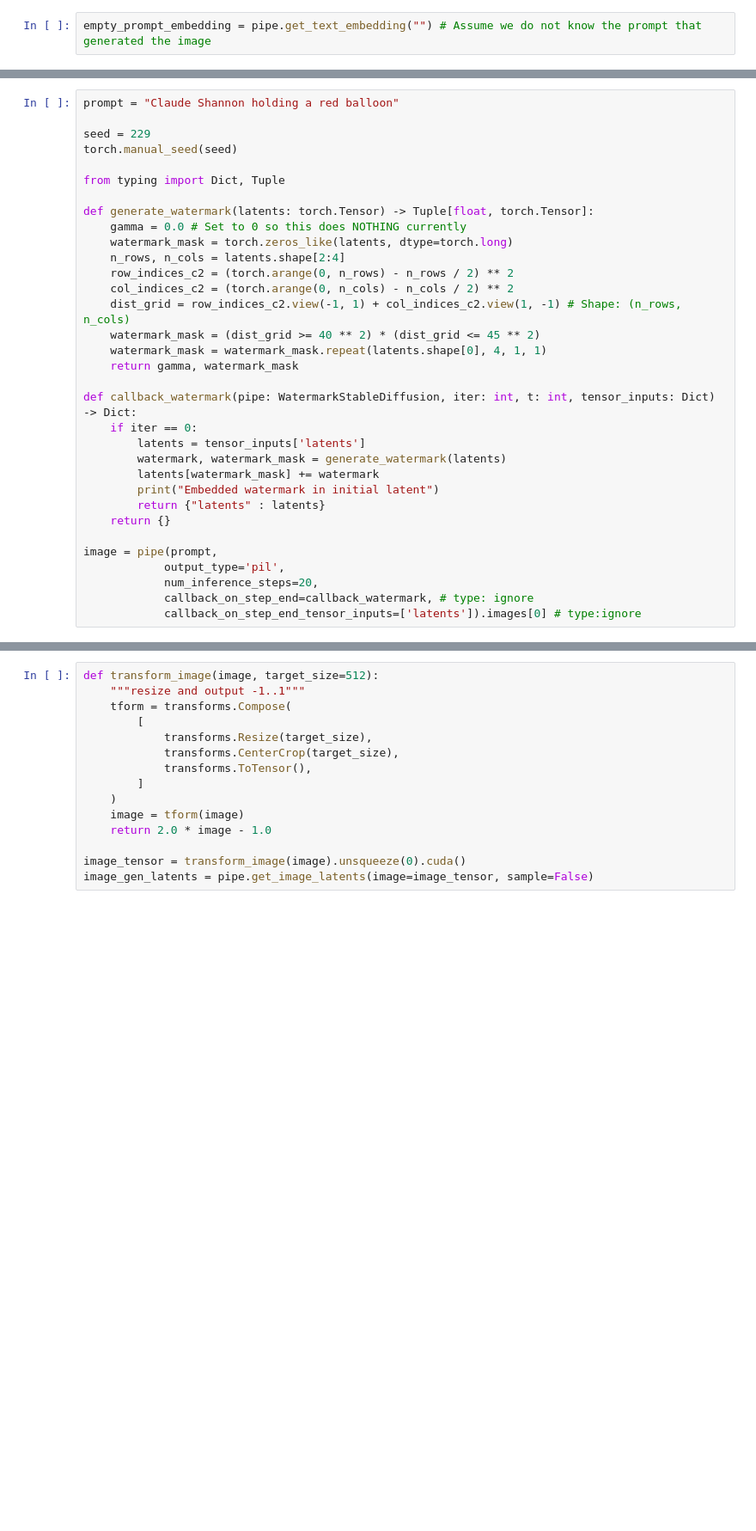
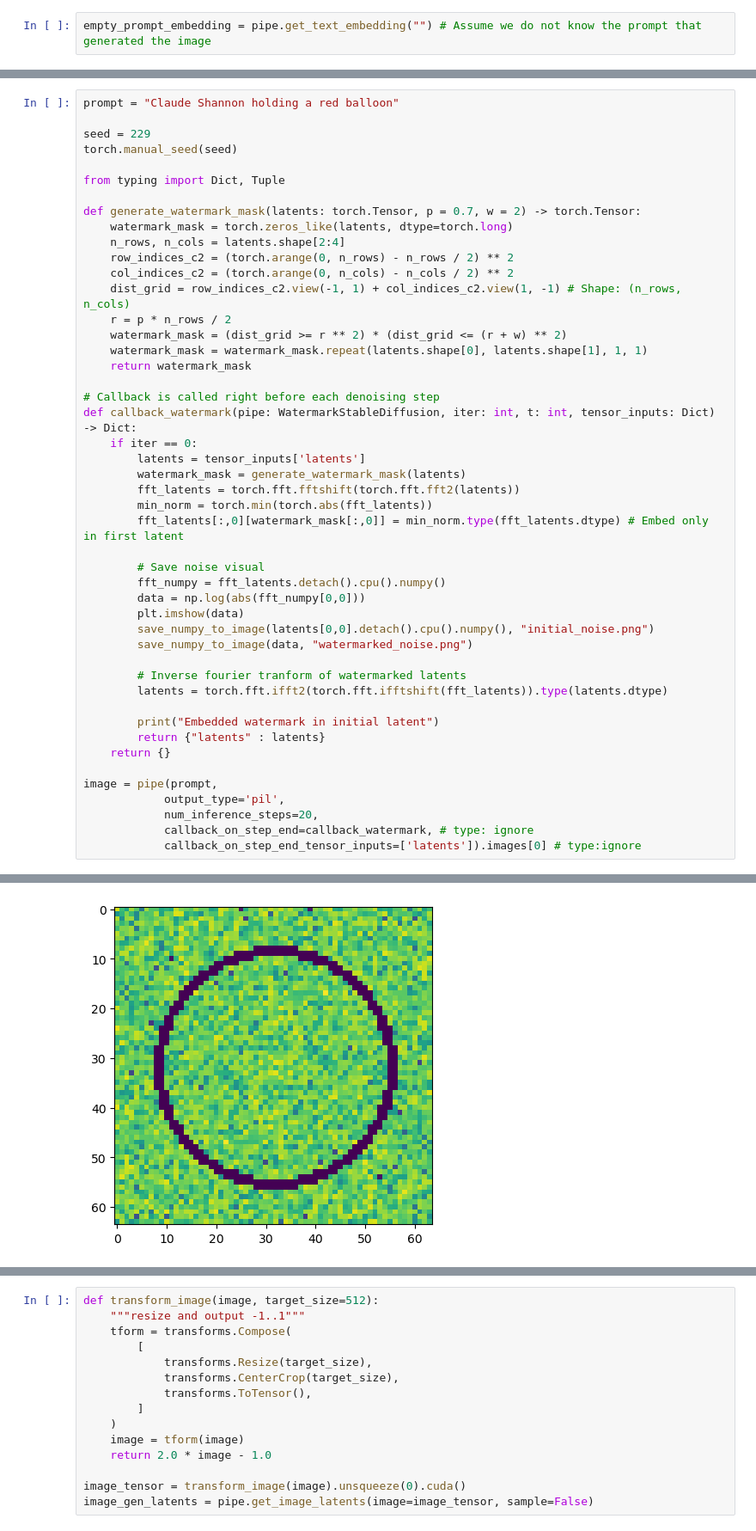
Before and after one commit to shanayamalik/watermarking-research-project, a Jupyter notebook: generate_test.ipynb, the cells around one changed output, grey strips where cells are left out. Shown at 86% size. Saved outputs shown, nothing was run; the diff lists cells and outputs as text; blank space fills up the shorter version.

```diff
--- a/generate_test.ipynb
+++ b/generate_test.ipynb
@@ -17,38 +35,53 @@ empty_prompt_embedding = pipe.get_text_embedding("") # Assume we do not know the
 # %%
 prompt = "Claude Shannon holding a red balloon"
 
 seed = 229
 torch.manual_seed(seed)
 
 from typing import Dict, Tuple
 
-def generate_watermark(latents: torch.Tensor) -> Tuple[float, torch.Tensor]:
-    gamma = 0.0 # Set to 0 so this does NOTHING currently
+def generate_watermark_mask(latents: torch.Tensor, p = 0.7, w = 2) -> torch.Tensor:
     watermark_mask = torch.zeros_like(latents, dtype=torch.long)
     n_rows, n_cols = latents.shape[2:4]
     row_indices_c2 = (torch.arange(0, n_rows) - n_rows / 2) ** 2
     col_indices_c2 = (torch.arange(0, n_cols) - n_cols / 2) ** 2
     dist_grid = row_indices_c2.view(-1, 1) + col_indices_c2.view(1, -1) # Shape: (n_rows, n_cols)
-    watermark_mask = (dist_grid >= 40 ** 2) * (dist_grid <= 45 ** 2)
-    watermark_mask = watermark_mask.repeat(latents.shape[0], 4, 1, 1)
-    return gamma, watermark_mask
+    r = p * n_rows / 2
+    watermark_mask = (dist_grid >= r ** 2) * (dist_grid <= (r + w) ** 2)
+    watermark_mask = watermark_mask.repeat(latents.shape[0], latents.shape[1], 1, 1)
+    return watermark_mask
 
+# Callback is called right before each denoising step
 def callback_watermark(pipe: WatermarkStableDiffusion, iter: int, t: int, tensor_inputs: Dict) -> Dict:
     if iter == 0:
         latents = tensor_inputs['latents']
-        watermark, watermark_mask = generate_watermark(latents)
-        latents[watermark_mask] += watermark
+        watermark_mask = generate_watermark_mask(latents)
+        fft_latents = torch.fft.fftshift(torch.fft.fft2(latents))
+        min_norm = torch.min(torch.abs(fft_latents))
+        fft_latents[:,0][watermark_mask[:,0]] = min_norm.type(fft_latents.dtype) # Embed only in first latent
+
+        # Save noise visual
+        fft_numpy = fft_latents.detach().cpu().numpy()
+        data = np.log(abs(fft_numpy[0,0]))
+        plt.imshow(data)
+        save_numpy_to_image(latents[0,0].detach().cpu().numpy(), "initial_noise.png")
+        save_numpy_to_image(data, "watermarked_noise.png")
+
+        # Inverse fourier tranform of watermarked latents
+        latents = torch.fft.ifft2(torch.fft.ifftshift(fft_latents)).type(latents.dtype)
+
         print("Embedded watermark in initial latent")
         return {"latents" : latents}
     return {}
 
 image = pipe(prompt,
             output_type='pil',
             num_inference_steps=20,
             callback_on_step_end=callback_watermark, # type: ignore
             callback_on_step_end_tensor_inputs=['latents']).images[0] # type:ignore
 # %% [output]
 Embedded watermark in initial latent
+[figure, added]
 # %%
 img_array = np.array(image)
 
```
Also changed, not shown: parts of 8 cells of this notebook, 5 other files.
